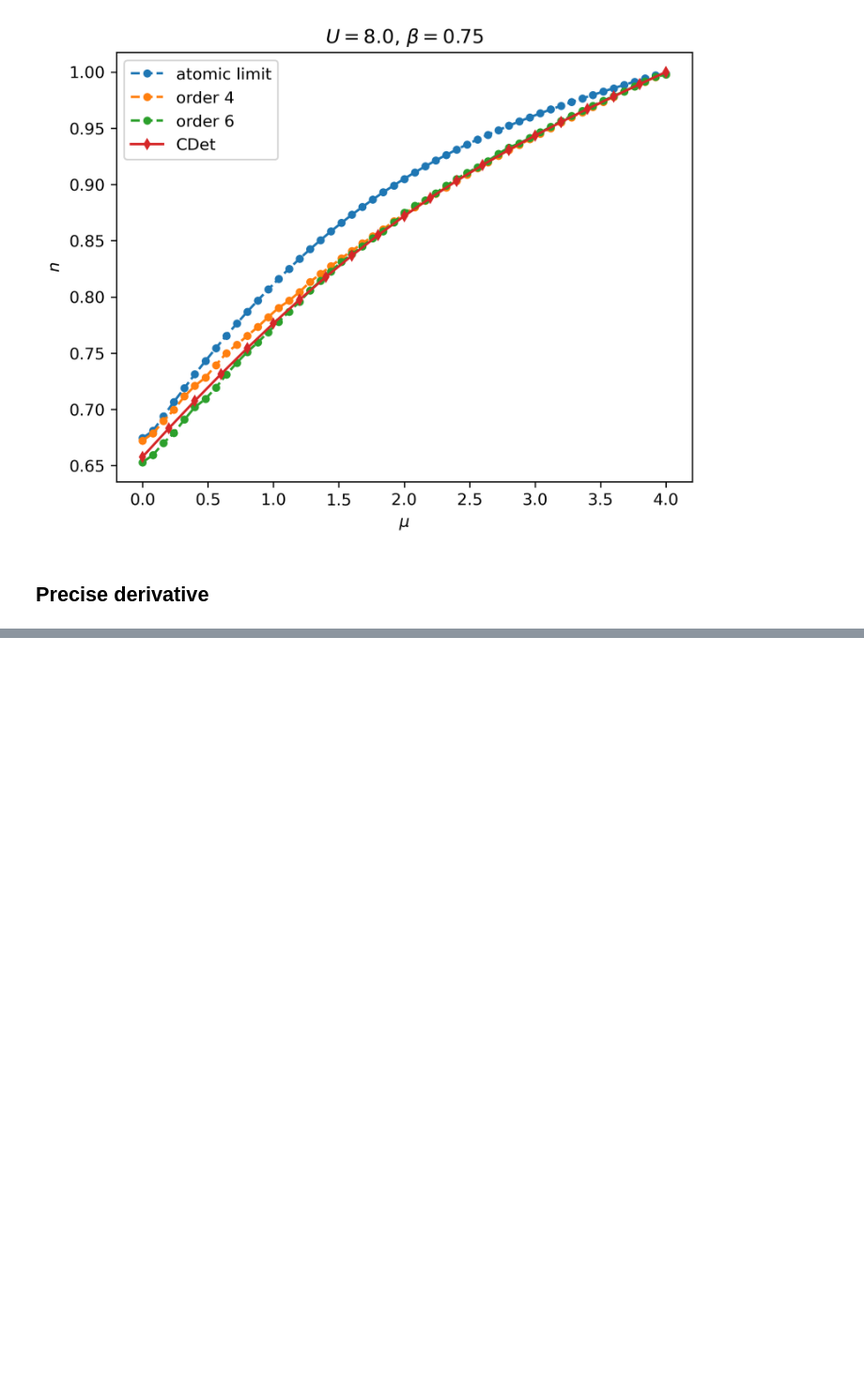
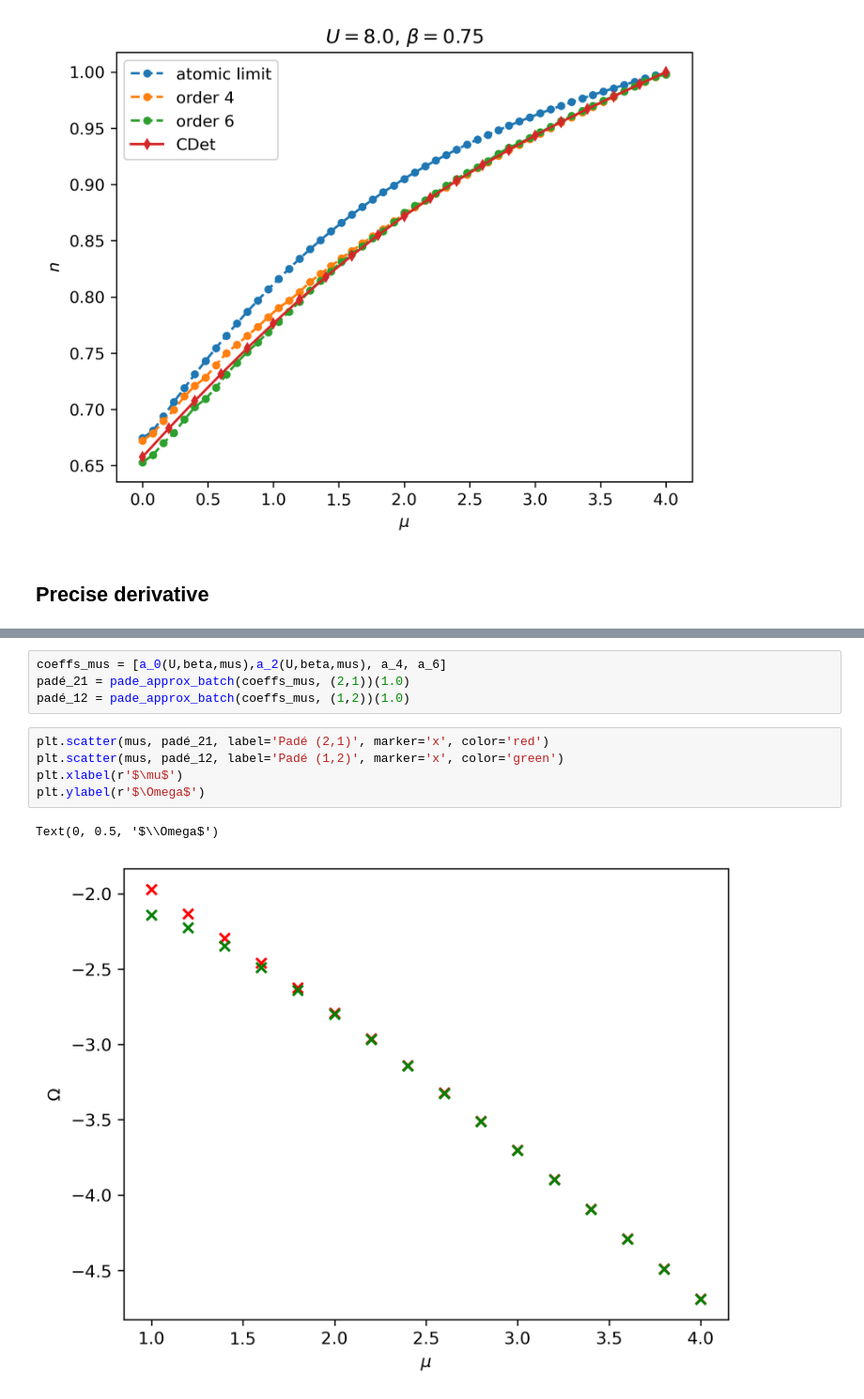
Before and after one commit to louishrm/strong_coupling_expansion, a Jupyter notebook: analytical/density_mu_beta.ipynb, the cells around one changed output, grey strips where cells are left out. Shown at 94% size. Drawn from its saved outputs; the diff is of its cells as text; blank space fills up the shorter version.

```diff
--- a/analytical/density_mu_beta.ipynb
+++ b/analytical/density_mu_beta.ipynb
@@ -176,0 +215,12 @@ plt.legend()
+# %%
+coeffs_mus = [a_0(U,beta,mus),a_2(U,beta,mus), a_4, a_6]
+padé_21 = pade_approx_batch(coeffs_mus, (2,1))(1.0)
+padé_12 = pade_approx_batch(coeffs_mus, (1,2))(1.0)
+# %%
+plt.scatter(mus, padé_21, label='Padé (2,1)', marker='x', color='red')
+plt.scatter(mus, padé_12, label='Padé (1,2)', marker='x', color='green')
+plt.xlabel(r'$\mu$')
+plt.ylabel(r'$\Omega$')
+# %% [output]
+Text(0, 0.5, '$\\Omega$')
+[figure, added]
```
Also changed, not shown: parts of 21 cells of this notebook, 1 other file.
